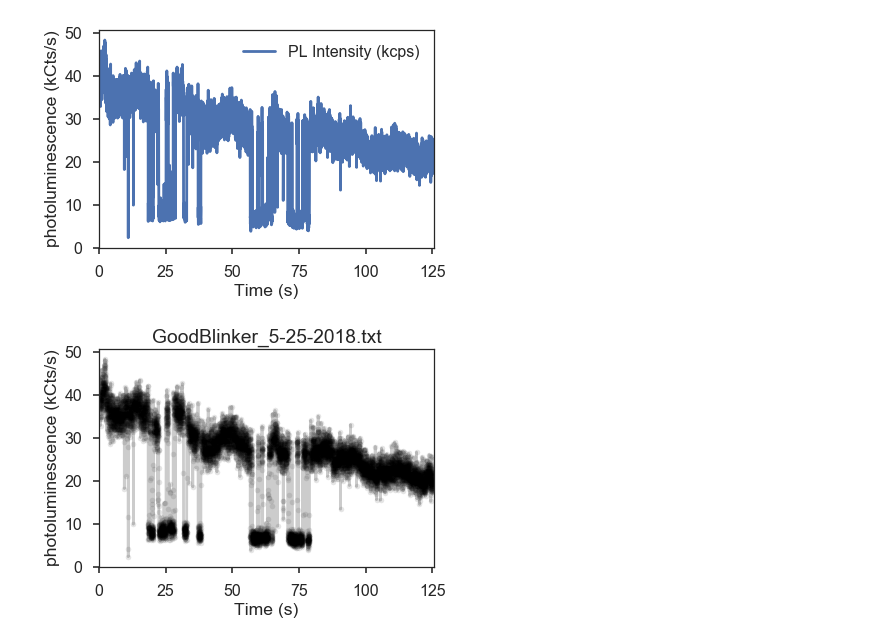
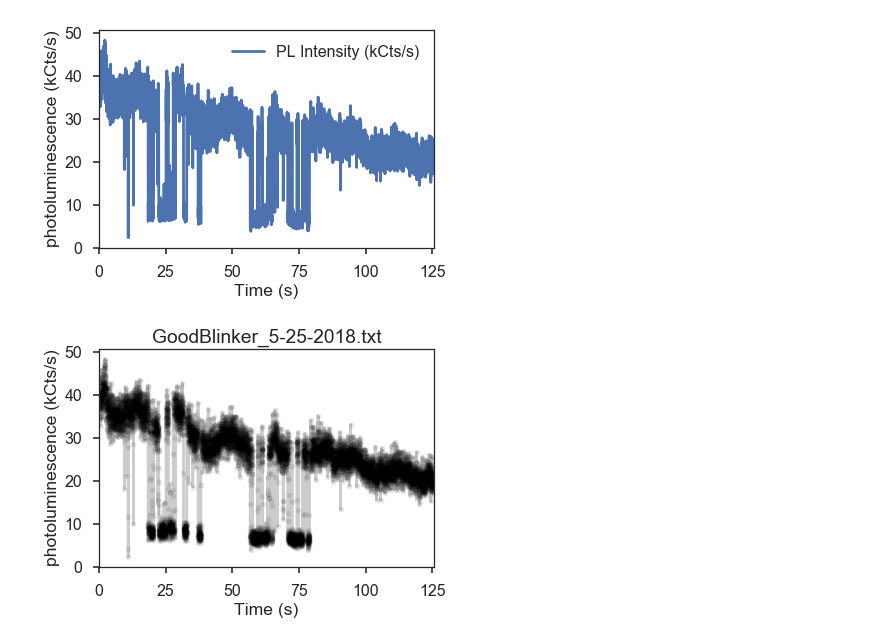
Before and after one commit to vivarose/blinker_analysis, a Jupyter notebook: blinker_analysis_with_exponential_fit.ipynb, the cells around one changed output. Saved outputs shown, nothing was run; the diff lists cells and outputs as text; code cells hidden in the pictures.

```diff
--- a/blinker_analysis_with_exponential_fit.ipynb
+++ b/blinker_analysis_with_exponential_fit.ipynb
@@ -18,6 +18,7 @@ import seaborn as sns
 sns.set(style='ticks')
 sns.set_context('poster')
 
+# ** set for each dataset
 datadate = '2018-05-25'
 datafolder = r'O:\User\Viva\data\2018-05-25_blinking-statistics'
 filename = 'GoodBlinker_5-25-2018.txt'
@@ -26,15 +27,13 @@ analysisfolder = r'O:\User\Viva\analysis\blinker_analysis'
 os.chdir(datafolder)
 
 tname = 'Time (s)'
-PLname = 'PL Intensity (kcps)'
-
+PLname = 'PL Intensity (kCts/s)'
 data = pd.read_csv(filename,
                    skiprows=1,
                    header=None,
                    sep='\t',
-                   names=['Time (s)','PL Intensity (kcps)'],
+                   names=['Time (s)','PL Intensity (kCts/s)'],
                    usecols=[0,1])
-
 data = data.set_index(tname)
 print(data.head())
 
@@ -59,4 +58,4 @@ Time (s)
-[figure, old version]
+[figure, new version]
 # %%
 fig1,axPL = plt.subplots()
 #axPL.plot(data, 'k')
```
Also changed, not shown: parts of 22 cells of this notebook.
